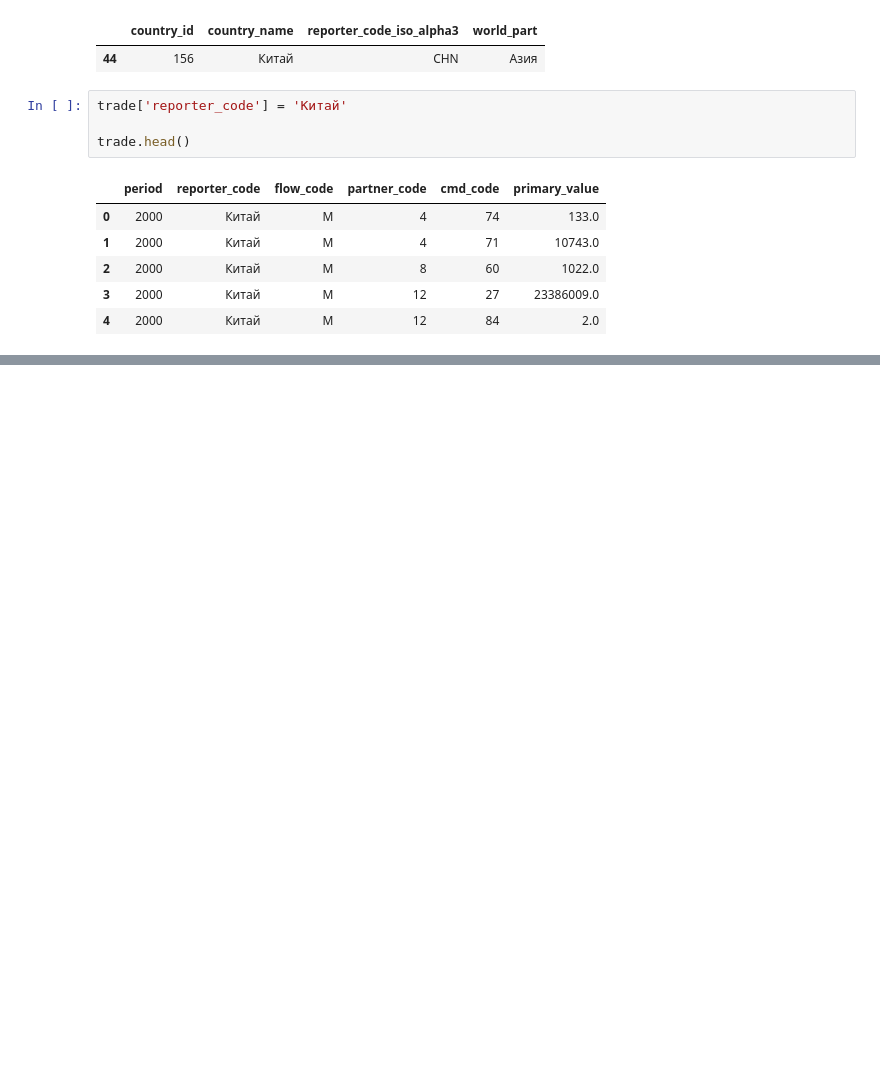
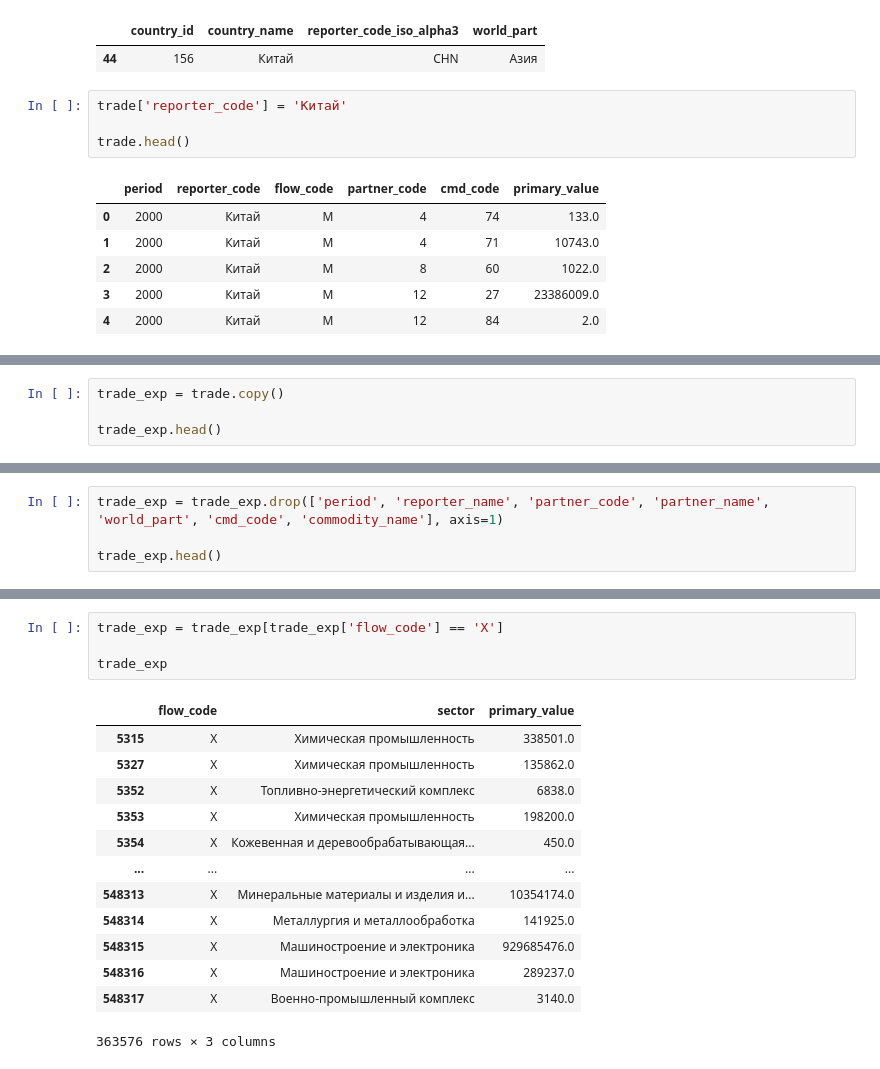
Before and after one commit to avjkidor/china, a Jupyter notebook: china.ipynb, the cells around one changed output, grey strips where cells are left out. Cells and saved outputs as stored; diff of their text form; blank space fills up the shorter version.

```diff
--- a/china.ipynb
+++ b/china.ipynb
@@ -176,3 +176,7 @@ trade.head()
 | 2 | 2000 | Китай | M | 8 | Албания | Европа | 60 | Трикотажные и вязаные ткани | ... |
 | 3 | 2000 | Китай | M | 12 | Алжир | Африка | 27 | Минеральные топлива, масла и прод... | ... |
 | 4 | 2000 | Китай | M | 12 | Алжир | Африка | 84 | Ядерные реакторы, котлы, оборудов... | ... |
+# %%
+trade_exp = trade.copy()
+
+trade_exp.head()
@@ -178,0 +190,4 @@ trade.head()
+# %%
+trade_exp = trade_exp.drop(['period', 'reporter_name', 'partner_code', 'partner_name', 'world_part', 'cmd_code', 'commodity_name'], axis=1)
+
+trade_exp.head()
@@ -178,0 +201,18 @@ trade.head()
+# %%
+trade_exp = trade_exp[trade_exp['flow_code'] == 'X']
+
+trade_exp
+# %% [output]
+|  | flow_code | sector | primary_value |
+| 5315 | X | Химическая промышленность | 338501.0 |
+| 5327 | X | Химическая промышленность | 135862.0 |
+| 5352 | X | Топливно-энергетический комплекс | 6838.0 |
+| 5353 | X | Химическая промышленность | 198200.0 |
+| 5354 | X | Кожевенная и деревообрабатывающая... | 450.0 |
+| ... | ... | ... | ... |
+| 548313 | X | Минеральные материалы и изделия и... | 10354174.0 |
+| 548314 | X | Металлургия и металлообработка | 141925.0 |
+| 548315 | X | Машиностроение и электроника | 929685476.0 |
+| 548316 | X | Машиностроение и электроника | 289237.0 |
+| 548317 | X | Военно-промышленный комплекс | 3140.0 |
+363576 rows × 3 columns
```
Also changed, not shown: parts of 4 cells of this notebook, 1 other file.
